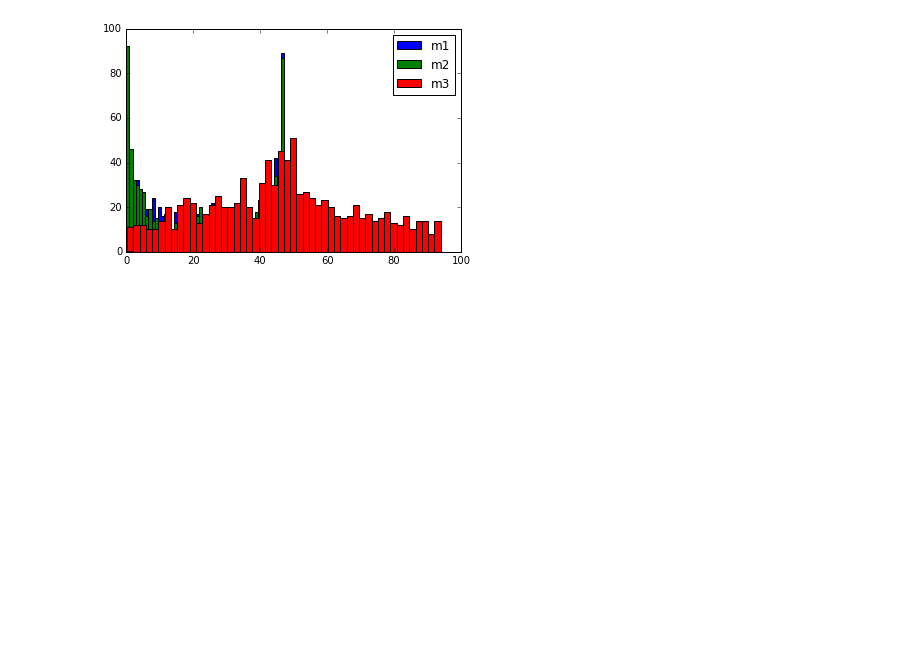
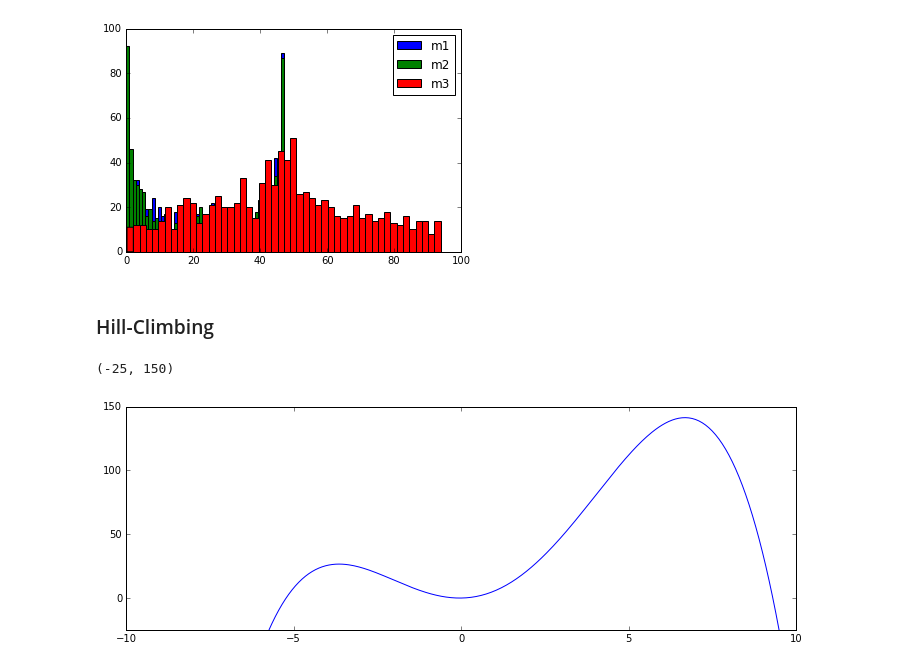
Before and after one commit to vfdev-5/Santas-Uncertain-Bags, a Jupyter notebook: notebooks/tests.ipynb, the cells around one changed output. Cells and saved outputs as stored; diff of their text form; code cells hidden in the pictures; blank space fills up the shorter version.

```diff
--- a/notebooks/tests.ipynb
+++ b/notebooks/tests.ipynb
@@ -160,3 +160,5 @@ plt.legend()
 # %% [output]
 <matplotlib.legend.Legend at 0x...>
 [figure]
+# %% [markdown]
+### Hill-Climbing
@@ -162,0 +171,14 @@ plt.legend()
+# %%
+x = np.arange(-10.0, 10.0, 0.05)
+
+def foo(x):
+    return 5.5 * x**2 - 0.1 * (x - 1)**4
+
+y = foo(x)
+
+plt.figure(figsize=(12,4))
+plt.plot(x, y)
+plt.ylim([-25, 150])
+# %% [output]
+(-25, 150)
+[figure, added]
```
Also changed, not shown: parts of 9 cells of this notebook, 8 other files.
